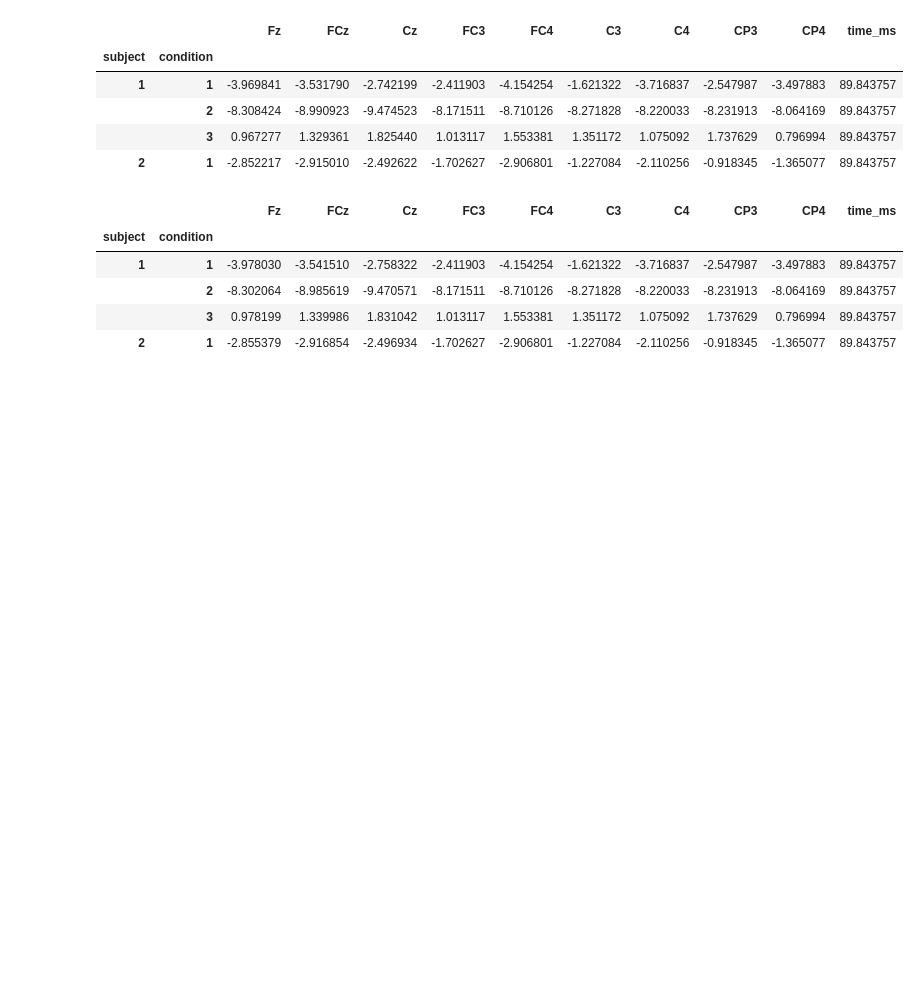
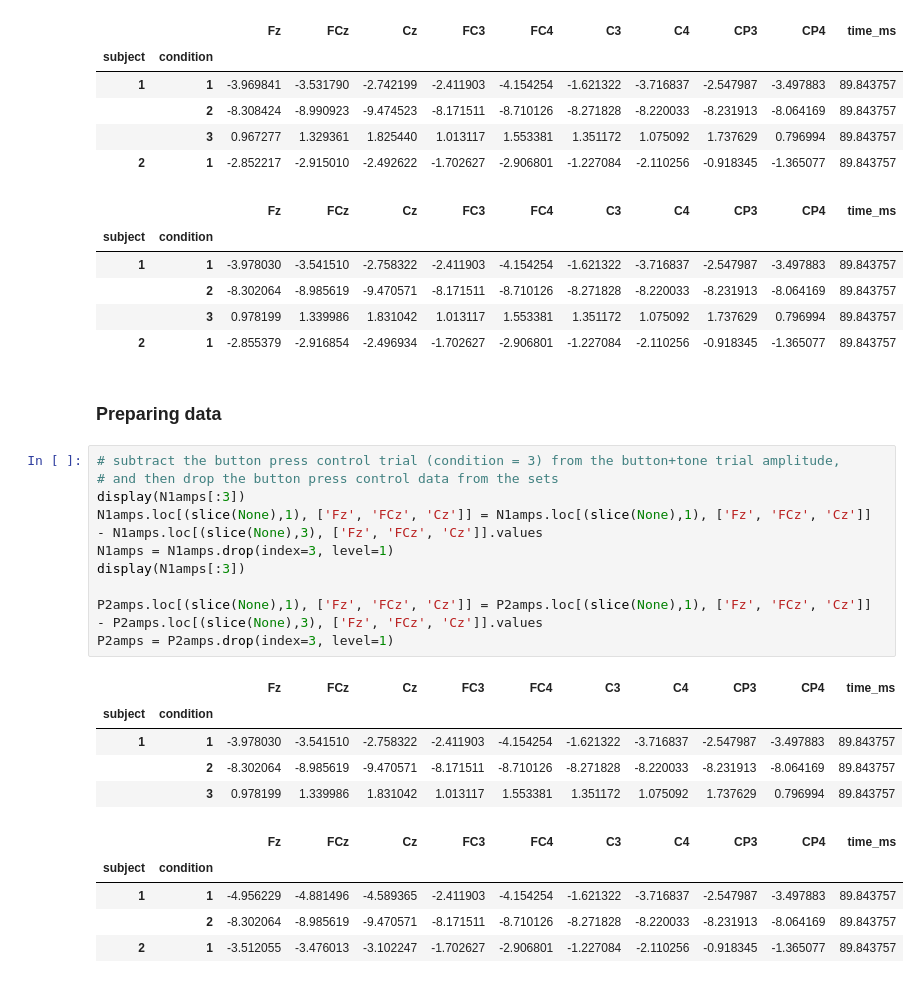
Before and after one commit to karljaats/EEG-data-from-basic-sensory-task-in-Schizophrenia, a Jupyter notebook: Project.ipynb, the cells around one changed output. Saved outputs shown, nothing was run; the diff lists cells and outputs as text; blank space fills up the shorter version.

```diff
--- a/Project.ipynb
+++ b/Project.ipynb
@@ -49,3 +51,26 @@ P2amps[["Fz", "FCz", "Cz"]] = P2amps[["Fz", "FCz", "Cz"]] - BL[["Fz", "FCz", "Cz
 |  | 2 | -8.302064 | -8.985619 | -9.470571 | -8.171511 | -8.710126 | -8.271828 | -8.220033 | -8.231913 | -8.064169 | 89.843757 |
 |  | 3 | 0.978199 | 1.339986 | 1.831042 | 1.013117 | 1.553381 | 1.351172 | 1.075092 | 1.737629 | 0.796994 | 89.843757 |
 | 2 | 1 | -2.855379 | -2.916854 | -2.496934 | -1.702627 | -2.906801 | -1.227084 | -2.110256 | -0.918345 | -1.365077 | 89.843757 |
+# %% [markdown]
+### Preparing data
+# %%
+# subtract the button press control trial (condition = 3) from the button+tone trial amplitude,
+# and then drop the button press control data from the sets
+display(N1amps[:3])
+N1amps.loc[(slice(None),1), ['Fz', 'FCz', 'Cz']] = N1amps.loc[(slice(None),1), ['Fz', 'FCz', 'Cz']] - N1amps.loc[(slice(None),3), ['Fz', 'FCz', 'Cz']].values
+N1amps = N1amps.drop(index=3, level=1)
+display(N1amps[:3])
+
+P2amps.loc[(slice(None),1), ['Fz', 'FCz', 'Cz']] = P2amps.loc[(slice(None),1), ['Fz', 'FCz', 'Cz']] - P2amps.loc[(slice(None),3), ['Fz', 'FCz', 'Cz']].values
+P2amps = P2amps.drop(index=3, level=1)
+# %% [output]
+|  |  | Fz | FCz | Cz | FC3 | FC4 | C3 | C4 | CP3 | CP4 | time_ms |
+| subject | condition |  |  |  |  |  |  |  |  |  |  |
+| 1 | 1 | -3.978030 | -3.541510 | -2.758322 | -2.411903 | -4.154254 | -1.621322 | -3.716837 | -2.547987 | -3.497883 | 89.843757 |
+|  | 2 | -8.302064 | -8.985619 | -9.470571 | -8.171511 | -8.710126 | -8.271828 | -8.220033 | -8.231913 | -8.064169 | 89.843757 |
+|  | 3 | 0.978199 | 1.339986 | 1.831042 | 1.013117 | 1.553381 | 1.351172 | 1.075092 | 1.737629 | 0.796994 | 89.843757 |
+|  |  | Fz | FCz | Cz | FC3 | FC4 | C3 | C4 | CP3 | CP4 | time_ms |
+| subject | condition |  |  |  |  |  |  |  |  |  |  |
+| 1 | 1 | -4.956229 | -4.881496 | -4.589365 | -2.411903 | -4.154254 | -1.621322 | -3.716837 | -2.547987 | -3.497883 | 89.843757 |
+|  | 2 | -8.302064 | -8.985619 | -9.470571 | -8.171511 | -8.710126 | -8.271828 | -8.220033 | -8.231913 | -8.064169 | 89.843757 |
+| 2 | 1 | -3.512055 | -3.476013 | -3.102247 | -1.702627 | -2.906801 | -1.227084 | -2.110256 | -0.918345 | -1.365077 | 89.843757 |
```
Also changed, not shown: parts of 2 cells of this notebook.
